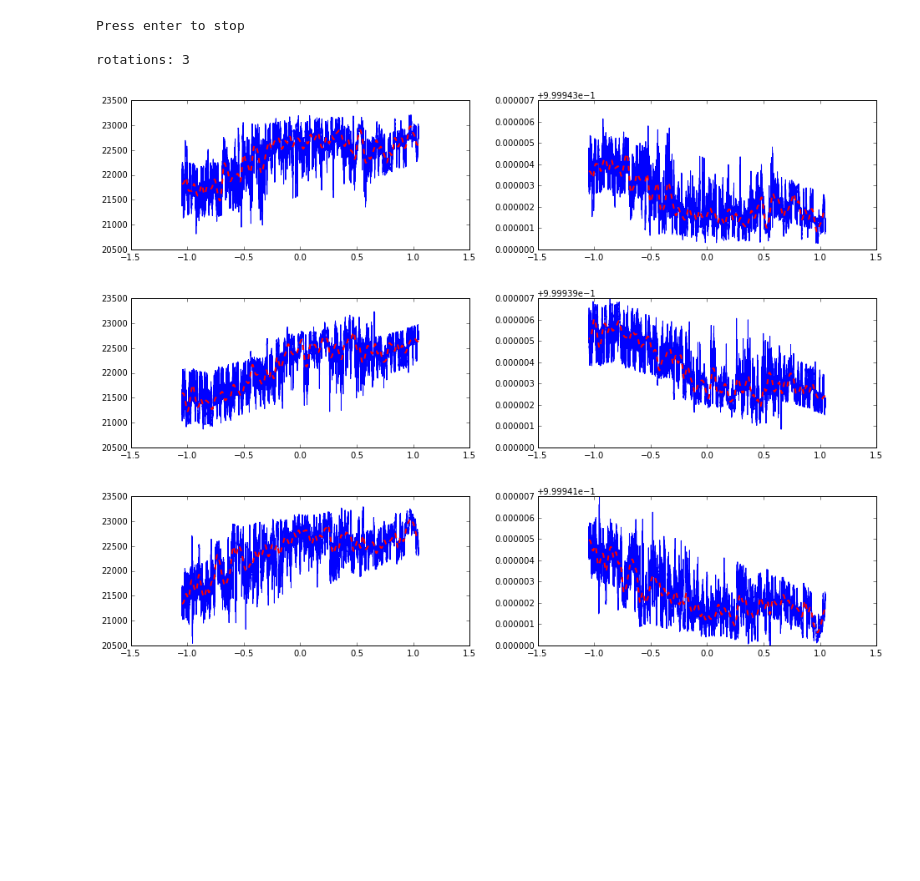
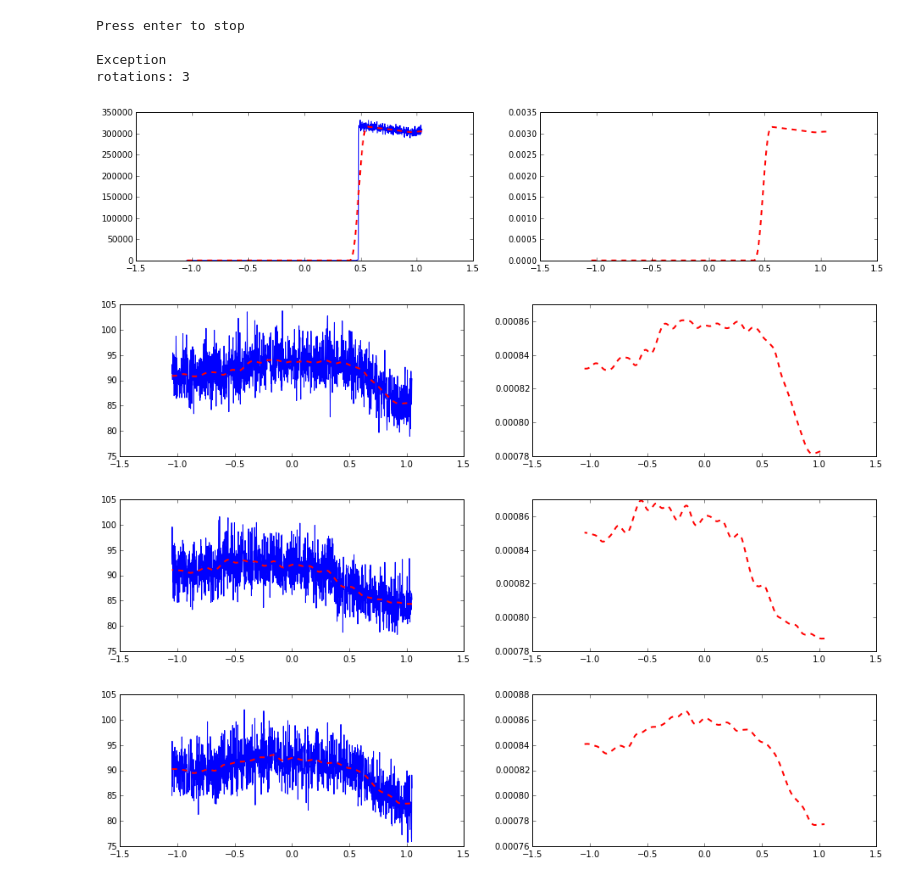
Before and after one commit to gkahn13/radioloc, a Jupyter notebook: servo_serial.ipynb, the cells around one changed output. Saved outputs shown, nothing was run; the diff lists cells and outputs as text; code cells hidden in the pictures; blank space fills up the shorter version.

Commit message:
real time (without map plotting) running

```diff
--- a/servo_serial.ipynb
+++ b/servo_serial.ipynb
@@ -165,13 +87,10 @@ servos = Servos(3, '/dev/ttyACM0')
 speed = 1.0
 ith = 0
 
-#t0 = time.time()
-servos.set_speed(ith, speed)
-#time.sleep(5)
-a0, t0 = servos.get_limitangle_and_time(ith)
-a1, t1 = servos.get_limitangle_and_time(ith)
-servos.set_speed(ith, 0)
-#t1 = time.time()
+t0 = time.time()
+a0, _ = servos.set_angle(ith, servos.min_angle, speed)
+a1, _ = servos.set_angle(ith, servos.max_angle, speed)
+t1 = time.time()
 
 print('[a0, a1]: [{0}, {1}]'.format(a0, a1))
 print('Elapsed: {0}'.format(t1 - t0))
@@ -237,11 +156,12 @@ class SDRs:
             x = np.append(x, self.read_queues[ith].get())
         return np.array(x)
 
-    def run(self, ith, M=8*1024):
+    def run(self, ith, M=32*1024): # 64 * 1024
         def read_cb(samples, q):
             if self.read_run_flags[ith]:
                 try:
-                    q.put(maxPower(samples))
+                    q.put(maxPower(samples, N=4*1024))
+                    #q.put(samples[::M])
                 except Exception as e:
                     print('read_cb exception: {0}'.format(e))
 
@@ -298,9 +218,9 @@ class ServosSDRs:
         if self.run_flags[ith]:
             return
 
-        for q in self.angles_and_maxpowers:
-            with q.mutex:
-                q.queue.clear()
+        q = self.angles_and_maxpowers[ith]
+        with q.mutex:
+            q.queue.clear()
 
         self.run_flags[ith] = True
         self.threads[ith] = threading.Thread(target=self.run, args=(ith,speed,run_on_stop_read,))
@@ -321,20 +241,22 @@ class ServosSDRs:
         """ run_on_stop_read for things like plotting """
         speed = self.default_speed if speed is None else speed
         num_exceptions = 0
-        self.servos.set_speed(ith, speed)
 
-        last_limitangle, last_t = None, None
+        curr_angle = self.servos.min_angle
+        self.servos.set_angle(ith, curr_angle, speed)
+        des_angle = self.servos.max_angle
+
         while self.run_flags[ith]:
             try:
                 self.sdrs.start_read(ith)
-                limitangle, t = self.servos.get_limitangle_and_time(ith)
+                angle, t = self.servos.set_angle(ith, des_angle, speed)
                 mp = self.sdrs.stop_read(ith)
 
-                if mp is not None and last_limitangle is not None and last_t is not None:
-                    angles = np.linspace(last_limitangle, limitangle, len(mp))
+                if mp is not None:
+                    angles = np.linspace(curr_angle, des_angle, len(mp))
                     self.angles_and_maxpowers[ith].put([angles, mp])
 
-                last_limitangle, last_t = limitangle, t
+                curr_angle, des_angle = des_angle, curr_angle
                 run_on_stop_read()
             except Exception as e:
                 num_exceptions += 1
@@ -343,8 +265,8 @@ class ServosSDRs:
                 if num_exceptions > 1:
                     break
 
-        self.servos.set_speed(ith, 0)
         self.is_stoppeds[ith] = True
+        self.servos.set_angle(ith, 0, 0, block=False)
 
     def get_angles_and_maxpowers(self, ith):
         """ For ith sdr, return oldest angle/sample if exists, else None """
@@ -357,20 +279,29 @@ servos_sdrs = ServosSDRs(servos, sdrs)
 # Test ServosSDRs #
 ###################
 
-sdrs.set_gains(1.)
+sdrs.set_gains(0.1)
 
 ham = serial.Serial('/dev/ttyUSB0')
-ham.setDTR(1)
-time.sleep(0.5)
+ham.setDTR(0)
+
+try:
+    p.terminate()
+except:
+    pass
+p = pyaudio.PyAudio()
+Qout = play_pure_tone_continuously(p, ham, 2000., mag=0.5)
 
 ith = 0
-servos_sdrs.start(ith, speed=np.pi/3.)
+servos_sdrs.start(ith, speed=np.pi/5.)
+
 print('Press enter to stop')
+raw_input()
 
-raw_input()
 servos_sdrs.stop(ith)
-
 ham.setDTR(0)
+Qout.put("KEYOFF")
+Qout.put("EOT")
+p.terminate()
 
 angles_and_maxpowers0 = list()
 a_and_mp = servos_sdrs.get_angles_and_maxpowers(0)
@@ -381,21 +312,23 @@ print('rotations: {0}'.format(len(angles_and_maxpowers0)))
 # %% [output]
 Press enter to stop
 
+Exception
 rotations: 3
 # %%
 for angles, mp in angles_and_maxpowers0:
-    mp_smooth = smoothMaxPower(mp, sdrs.fs)
+    mp_smooth = smoothMaxPower(mp, 100)
     #angles = np.linspace(angles[0], angles[-1], len(mp))
     angles = angles[::-1]
 
     width, height = plt.figaspect(0.2)
     f, axes = plt.subplots(1,2, figsize=(width,height))
     axes[0].plot(angles, mp)
     axes[0].plot(angles, mp_smooth, 'r--', linewidth=2.0)
-    axes[1].plot(angles, 1 - mp/mp.sum())
-    axes[1].plot(angles, 1 - mp_smooth/mp_smooth.sum(), 'r--', linewidth=2.0)
+    #axes[1].plot(angles, 1 - mp/mp.sum())
+    axes[1].plot(angles, mp_smooth/mp_smooth.sum(), 'r--', linewidth=2.0)
     #plt.ylim((mp.mean()-3*mp.std(), mp.mean()+3*mp.std()))
 # %% [output]
-[figure, old version]
+[figure, new version]
-[figure, old version]
+[figure, new version]
-[figure, old version]
+[figure, new version]
+[figure, added]
```
Also changed, not shown: parts of 10 cells of this notebook, 5 other files.
